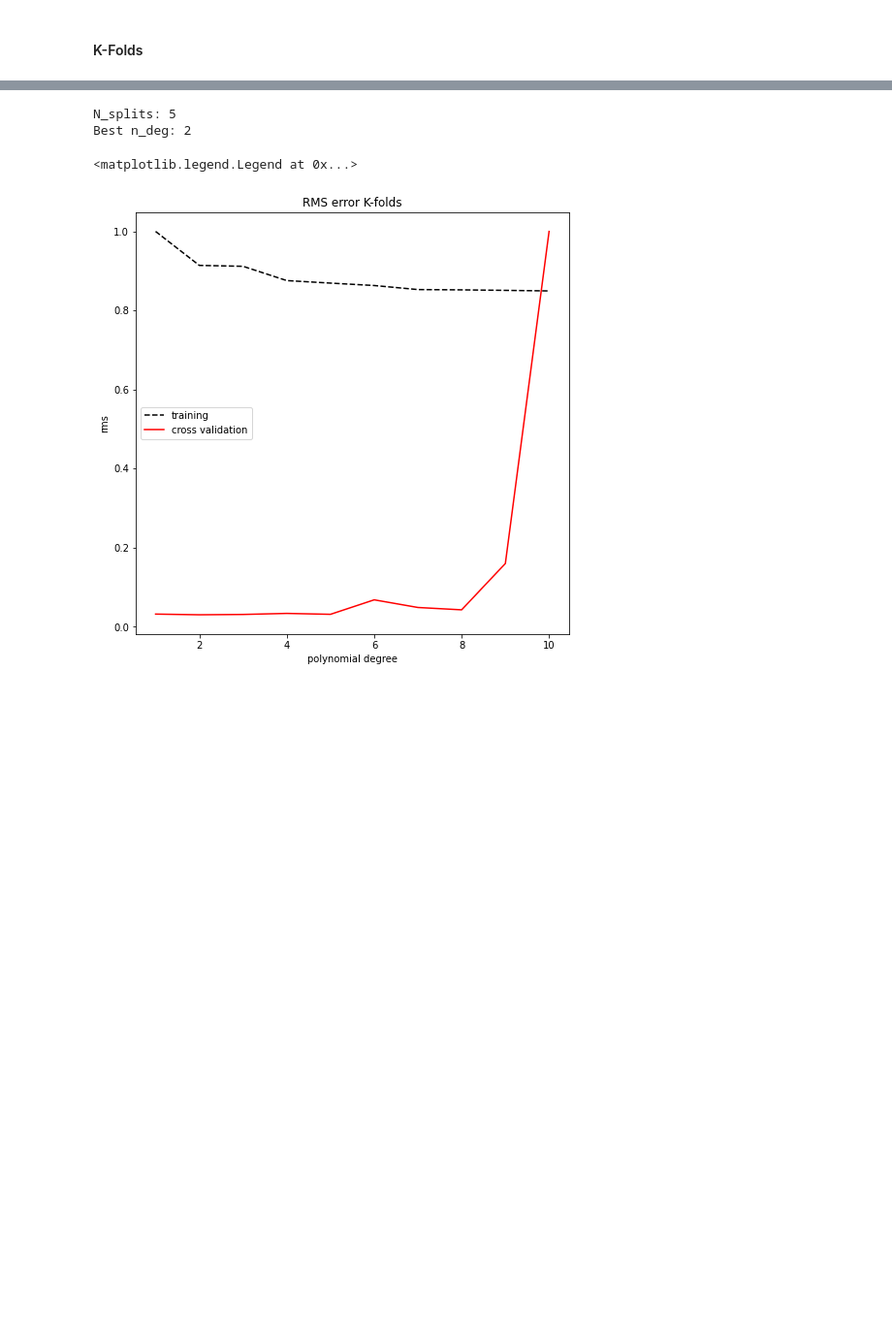
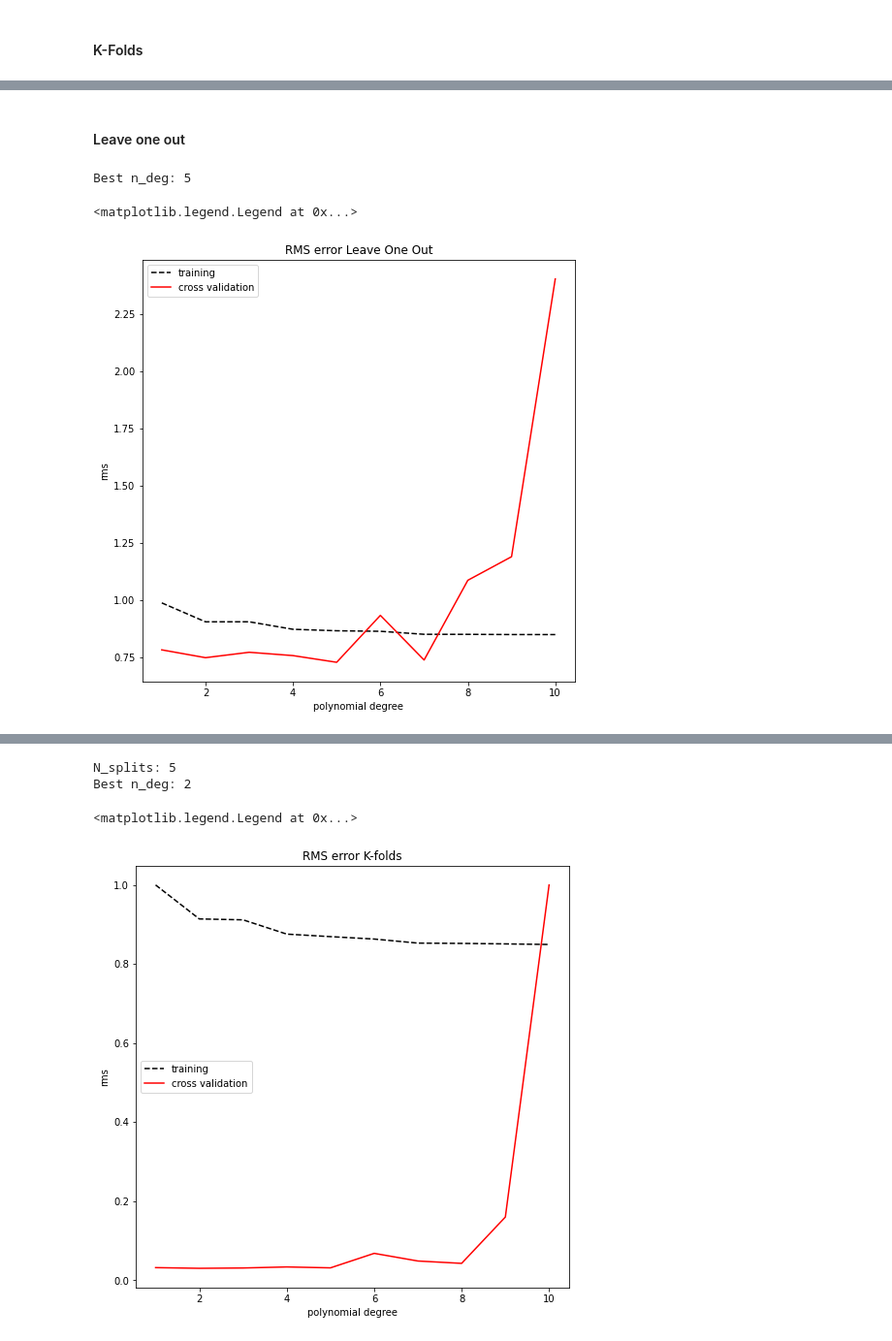
Before and after one commit to ludovicobizzarri/astrostatistics_bicocca_2024, a Jupyter notebook: working/Lesson 17/Supernovae distances and redshift.ipynb, the cells around one changed output, grey strips where cells are left out. Shown at 97% size. Cells and saved outputs as stored; diff of their text form; code cells hidden in the pictures; blank space fills up the shorter version.

```diff
--- a/working/Lesson 17/Supernovae distances and redshift.ipynb
+++ b/working/Lesson 17/Supernovae distances and redshift.ipynb
@@ -177,0 +295,37 @@ def error_func(y_true, y_m):
+# %% [markdown]
+#### Leave one out
+# %%
+n_degree = np.arange(1,11)
+
+err_cv = np.zeros(len(n_degree))
+err_train = np.zeros(len(n_degree))
+
+for deg in n_degree:
+    model = PolynomialRegression(deg)
+
+    # cross validation
+    split_method = LeaveOneOut() # sample splitting
+    err_train[deg-1], err_cv[deg-1] = cross_validation(X,y,model,split_method)
+
+'''
+# normalization of the error
+norm_err_cv = err_cv/err_cv.max()
+norm_err_train = err_train/err_train.max()
+'''
+
+print('Best n_deg:',np.argmin(norm_err_cv)+1)
+
+# plot
+fig = plt.figure(figsize=(8,8))
+
+plt.plot(n_degree,err_train,color='black',ls='--',label='training')
+plt.plot(n_degree,err_cv,color='red',ls='-',label='cross validation')
+plt.xlabel('polynomial degree')
+plt.ylabel('rms')
+plt.title('RMS error Leave One Out')
+plt.legend()
+#plt.ylim(0,20)
+# %% [output]
+Best n_deg: 5
+<matplotlib.legend.Legend at 0x...>
+[figure, added]
```
Also changed, not shown: parts of 30 cells of this notebook.
